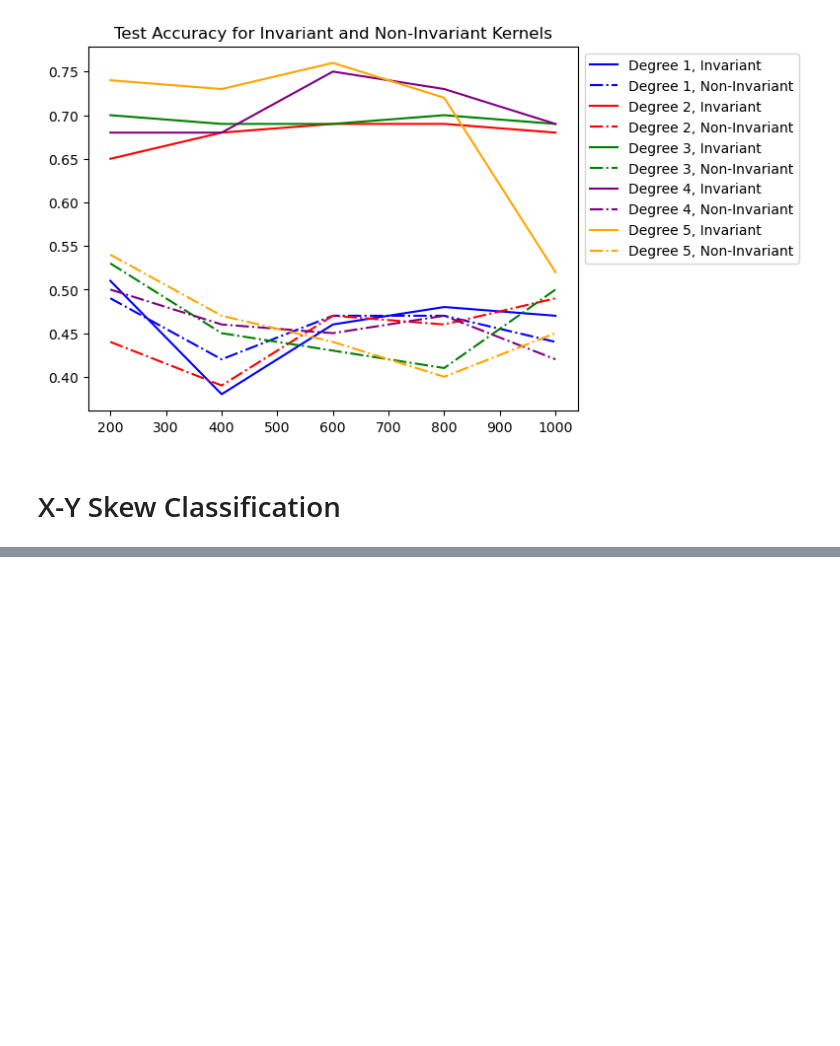
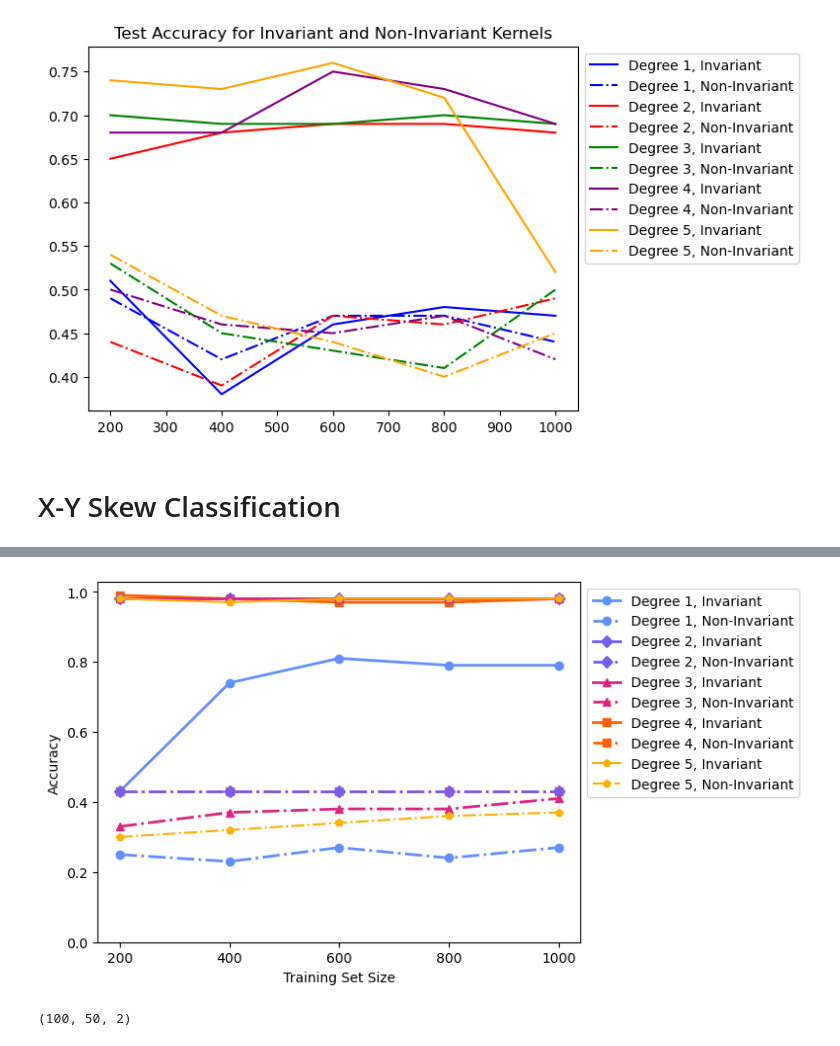
Before and after one commit to j4ck-k/invariant-kernels, a Jupyter notebook: invariant-inner-product.ipynb, the cells around one changed output, grey strips where cells are left out. Saved outputs shown, nothing was run; the diff lists cells and outputs as text; code cells hidden in the pictures; blank space fills up the shorter version.

```diff
--- a/invariant-inner-product.ipynb
+++ b/invariant-inner-product.ipynb
@@ -1238,0 +1191,39 @@ Text(0.5, 1.0, 'Test Accuracy for Invariant and Non-Invariant Kernels')
+# %%
+xy_inv = np.load('Data/XY-Invariant-Classification-test-acc.npy')
+xy_non_inv = np.load('Data/XY-Non-Invariant-Classification-test-acc.npy')
+
+snd_inv = np.load('Data/Multi-Invariant-Classification-test-acc.npy')
+snd_non_inv = np.load('Data/Multi-Non-Invariant-Classification-test-acc.npy')
+# %%
+plt.plot(n_samples, snd_inv[0], '-o', color='#648FFF', label='Degree 1, Invariant', linewidth=2)
+plt.plot(n_samples, snd_non_inv[0], '-.o', color='#648FFF', label='Degree 1, Non-Invariant', linewidth=2)
+
+plt.plot(n_samples, snd_inv[3], '-s', color='#FE6100', label='Degree 4, Invariant', linewidth=2)
+plt.plot(n_samples, snd_non_inv[3], '-.s', color='#FE6100', label='Degree 4, Non-Invariant', linewidth=2)
+
+plt.plot(n_samples, snd_inv[1], '-D', color='#775EF0', label='Degree 2, Invariant', linewidth=2)
+plt.plot(n_samples, snd_non_inv[1], '-.D', color='#775EF0', label='Degree 2, Non-Invariant', linewidth=2)
+
+plt.plot(n_samples, snd_inv[2], '-^', color='#DD2680', label='Degree 3, Invariant', linewidth=2)
+plt.plot(n_samples, snd_non_inv[2], '-.^', color='#DD2680', label='Degree 3, Non-Invariant', linewidth=2)
+
+plt.plot(n_samples, snd_inv[4], '-p', color='#FFB001', label='Degree 5, Invariant')
+plt.plot(n_samples, snd_non_inv[4], '-.p', color='#FFB001', label='Degree 5, Non-Invariant')
+
+plt.legend()
+plt.xlabel('Training Set Size')
+plt.xticks([200, 400, 600, 800, 1000])
+plt.yticks([0.0, 0.2, 0.4, 0.6, 0.8, 1.0])
+plt.ylabel('Accuracy')
+
+handles, labels = plt.gca().get_legend_handles_labels()
+
+#specify order of items in legend
+order = [0, 1, 4, 5, 6, 7, 2, 3, 8, 9]
+
+#add legend to plot
+plt.legend([handles[idx] for idx in order],[labels[idx] for idx in order], bbox_to_anchor=(1, 1))
+plt.savefig('Figures/multi-classification.pdf', bbox_inches='tight')
+plt.show()
+# %% [output]
+[figure, added]
@@ -1238,0 +1259,4 @@ Text(0.5, 1.0, 'Test Accuracy for Invariant and Non-Invariant Kernels')
+# %%
+test_X.shape
+# %% [output]
+(100, 50, 2)
```
Also changed, not shown: parts of 45 cells of this notebook.
